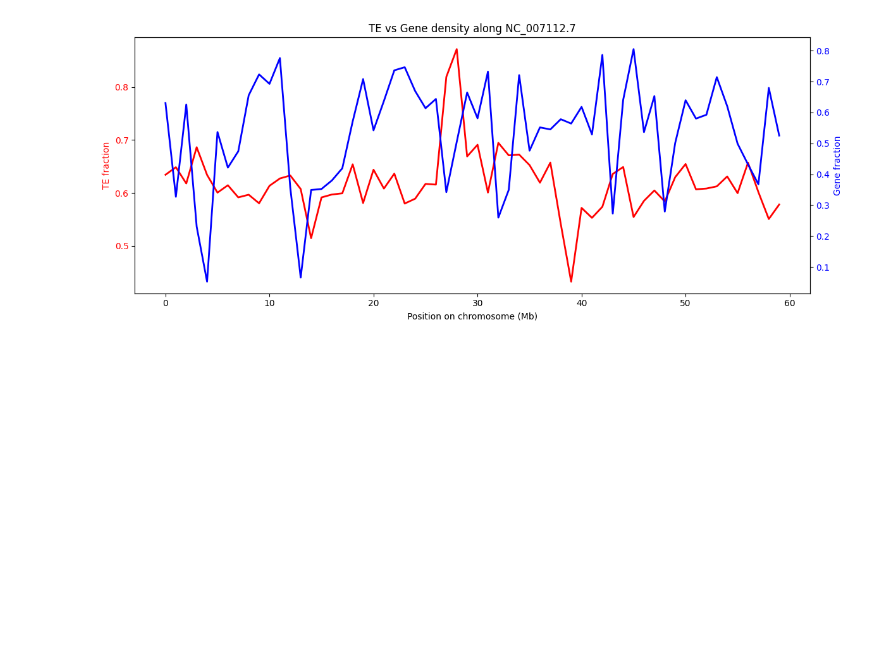
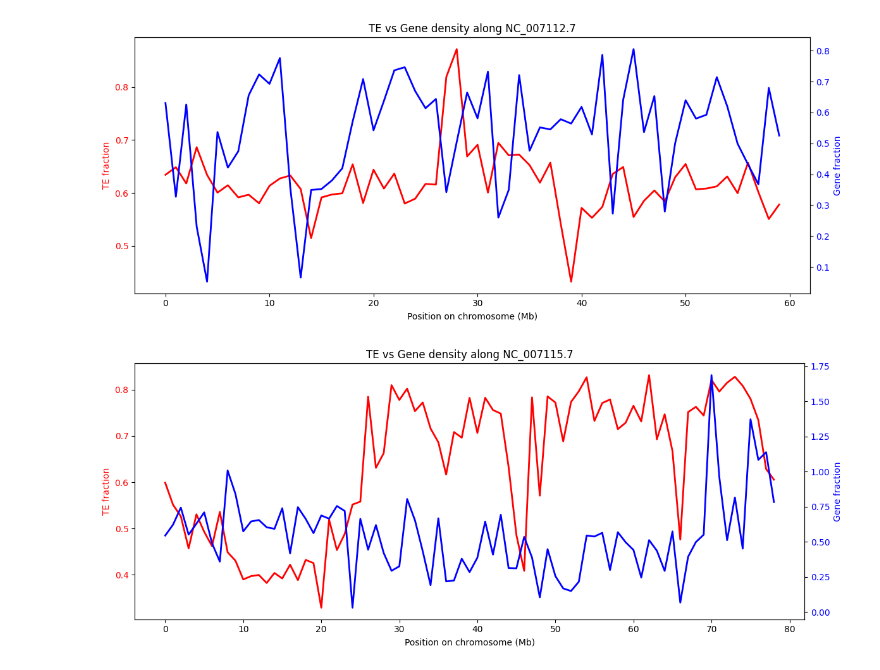
Before and after one commit to shalenyjlemko/DRario_compg, a Jupyter notebook: data/Drerio_FishTEDB/TEvsGenes_sliding.ipynb, the cells around one changed output. Cells and saved outputs as stored; diff of their text form; code cells hidden in the pictures; blank space fills up the shorter version.

```diff
--- a/data/Drerio_FishTEDB/TEvsGenes_sliding.ipynb
+++ b/data/Drerio_FishTEDB/TEvsGenes_sliding.ipynb
@@ -300,3 +300,37 @@ fig.tight_layout()
 plt.show()
 # %% [output]
 [figure]
+# %%
+# Plot gene density vs TE density for a chromosome
+import matplotlib.pyplot as plt
+
+chr_id = "NC_007115.7"
+
+# Load both datasets
+dfw_te = pd.read_csv("Danio_rerio_TE_density_1Mb.tsv", sep="\t")
+dfw_genes = pd.read_csv("Danio_rerio_gene_density_1Mb.tsv", sep="\t")
+
+# Filter for one chromosome
+te_chr = dfw_te[dfw_te["chrom"] == chr_id].sort_values("window_start")
+gene_chr = dfw_genes[dfw_genes["chrom"] == chr_id].sort_values("window_start")
+
+# Plot both on same axes
+fig, ax1 = plt.subplots(figsize=(12, 5))
+
+ax1.plot(te_chr["window_start"] / 1e6, te_chr["te_fraction"],
+         color='red', label='TE fraction', linewidth=2)
+ax1.set_xlabel("Position on chromosome (Mb)")
+ax1.set_ylabel("TE fraction", color='red')
+ax1.tick_params(axis='y', labelcolor='red')
+
+ax2 = ax1.twinx()
+ax2.plot(gene_chr["window_start"] / 1e6, gene_chr["gene_fraction"],
+         color='blue', label='Gene fraction', linewidth=2)
+ax2.set_ylabel("Gene fraction", color='blue')
+ax2.tick_params(axis='y', labelcolor='blue')
+
+plt.title(f"TE vs Gene density along {chr_id}")
+fig.tight_layout()
+plt.show()
+# %% [output]
+[figure, added]
```
Also changed, not shown: 4 other files.
